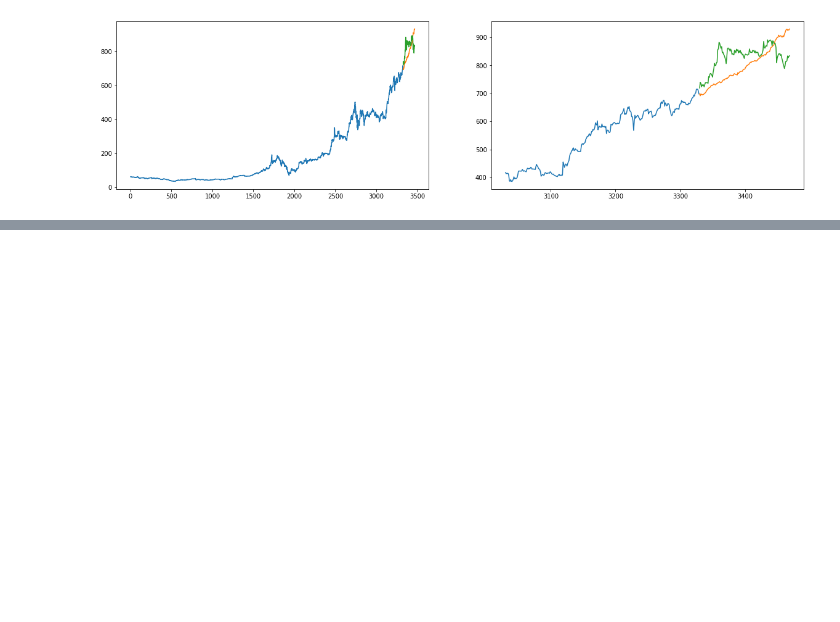
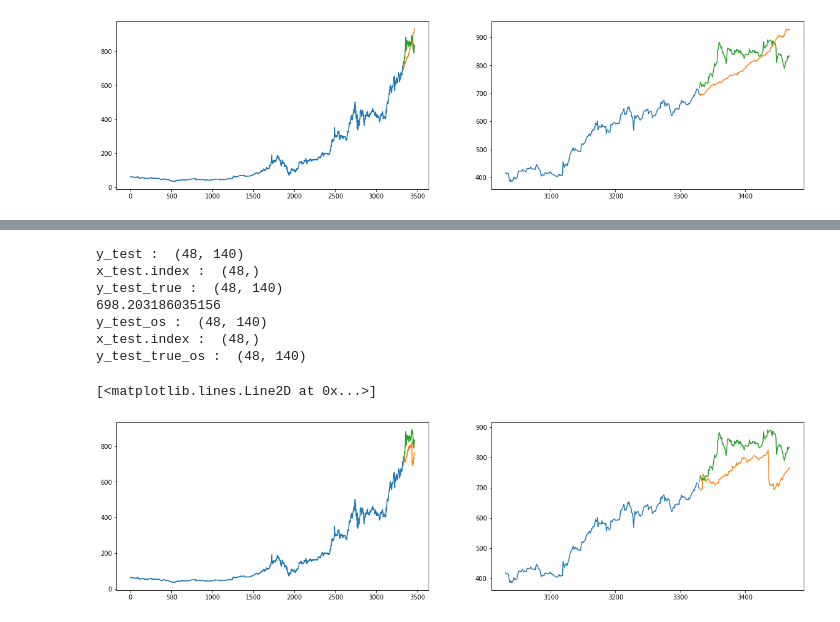
Before and after one commit to Sekarski/MasterThesis, a Jupyter notebook: exploration/MachineLearningApproach.ipynb, the cells around one changed output, grey strips where cells are left out. Cells and saved outputs as stored; diff of their text form; code cells hidden in the pictures; blank space fills up the shorter version.

```diff
--- a/exploration/MachineLearningApproach.ipynb
+++ b/exploration/MachineLearningApproach.ipynb
@@ -686,0 +800,3 @@ axs[1].plot(range(x_test.index[0],x_test.index[0]+140),y_test_true_os.iloc[0])
+# %%
+musk_trend = pickle.load(open("../data/GT_musk_h.pickle","rb"))
+print(musk_trend)
@@ -686,0 +837,43 @@ axs[1].plot(range(x_test.index[0],x_test.index[0]+140),y_test_true_os.iloc[0])
+# %%
+dectree_v2 = tree.DecisionTreeRegressor().fit(x_train.iloc[:-35*4], y_train.iloc[:-35*4])
+#knn_v4 = KNN().fit(x_train.iloc[:-35*4], y_train.iloc[:-35*4])
+#lm = LinearRegression().fit(x_train.iloc[:-35*4], y_train.iloc[:-35*4])
+# %%
+fig, axs =plt.subplots(1,2,figsize=(20,5))
+
+y_test_true = response[cut_idx:-35*4]
+x_test = features[cut_idx:-35*4]
+y_test = dectree_v2.predict(x_test)
+print('y_test : ',np.shape(y_test))
+print('x_test.index : ',np.shape(x_test.index))
+print('y_test_true : ',np.shape(y_test_true))
+
+y_train_os = np.exp((response[:cut_idx]/100).cumsum()+np.log(tsla['Open'].iloc[0]))
+offset = ((response[:cut_idx]/100).cumsum()+np.log(tsla['Open'].iloc[0])).iloc[-1,0]
+print(np.exp(offset))
+y_test_os = np.exp((y_test/100).cumsum(1)+offset)
+y_test_true_os = np.exp((y_test_true/100).cumsum(1)+offset)
+
+print('y_test_os : ',np.shape(y_test_os))
+print('x_test.index : ',np.shape(x_test.index))
+print('y_test_true_os : ',np.shape(y_test_true_os))
+
+axs[0].plot(y_train_os['O@t'])
+#axs[0].plot(x_test.index,y_test[:,0])
+axs[0].plot(range(x_test.index[0],x_test.index[0]+140),y_test_os[0,:])
+axs[0].plot(range(x_test.index[0],x_test.index[0]+140),y_test_true_os.iloc[0])
+
+axs[1].plot(y_train_os['O@t'][-300:])
+#axs[1].plot(x_test.index,y_test[:,0])
+axs[1].plot(range(x_test.index[0],x_test.index[0]+140),y_test_os[0,:])
+axs[1].plot(range(x_test.index[0],x_test.index[0]+140),y_test_true_os.iloc[0])
+# %% [output]
+y_test :  (48, 140)
+x_test.index :  (48,)
+y_test_true :  (48, 140)
+698.203186035156
+y_test_os :  (48, 140)
+x_test.index :  (48,)
+y_test_true_os :  (48, 140)
+[<matplotlib.lines.Line2D at 0x...>]
+[figure, added]
```
Also changed, not shown: parts of 11 cells of this notebook.
